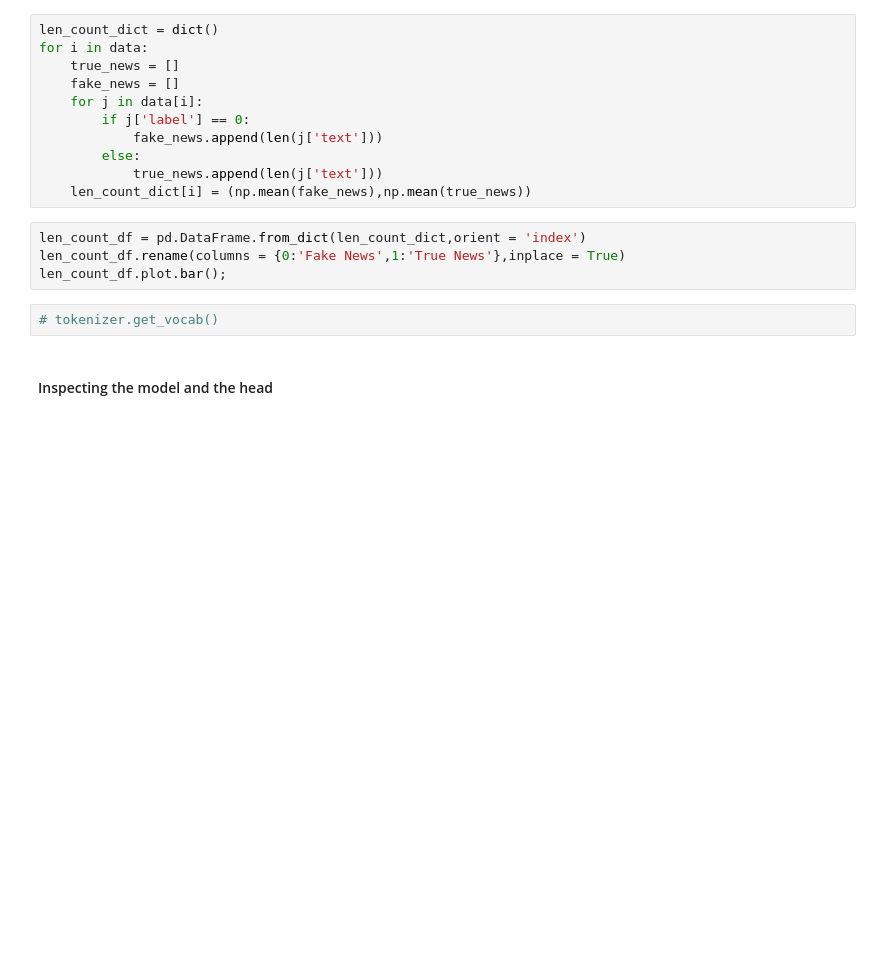
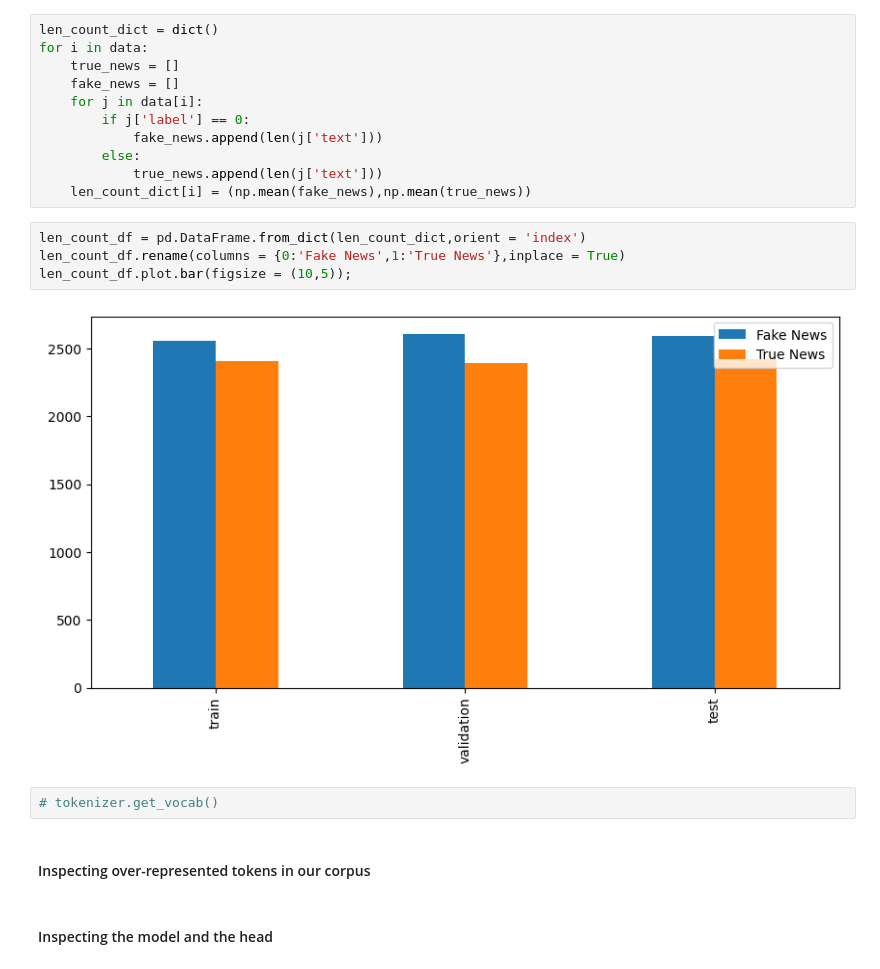
Before and after one commit to MScDS2023/AML2024-Project, a Jupyter notebook: main.ipynb, the cells around one changed output. Cells and saved outputs as stored; diff of their text form; blank space fills up the shorter version.

```diff
--- a/main.ipynb
+++ b/main.ipynb
@@ -168,9 +229,13 @@ for i in data:
 # %%
 len_count_df = pd.DataFrame.from_dict(len_count_dict,orient = 'index')
 len_count_df.rename(columns = {0:'Fake News',1:'True News'},inplace = True)
-len_count_df.plot.bar();
+len_count_df.plot.bar(figsize = (10,5));
+# %% [output]
+[figure, added]
 # %%
 # tokenizer.get_vocab()
+# %% [markdown]
+#### Inspecting over-represented tokens in our corpus
 # %% [markdown]
 #### Inspecting the model and the head
 # %%
```
Also changed, not shown: parts of 17 cells of this notebook.
